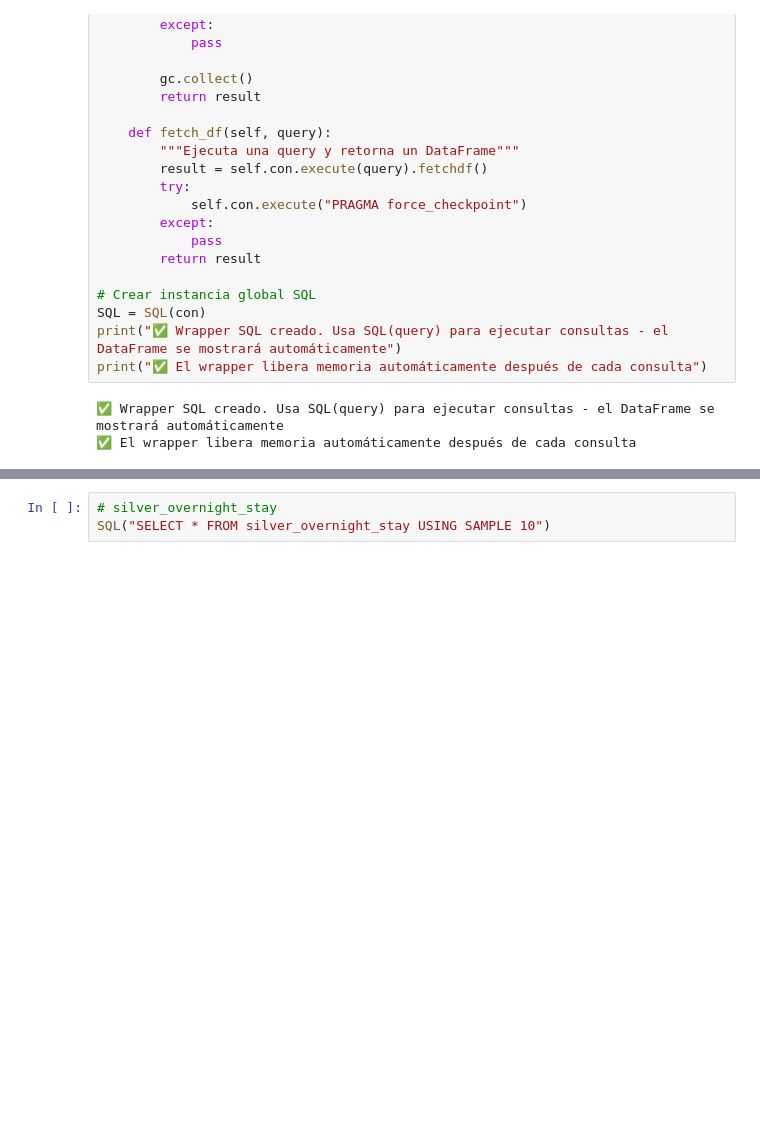
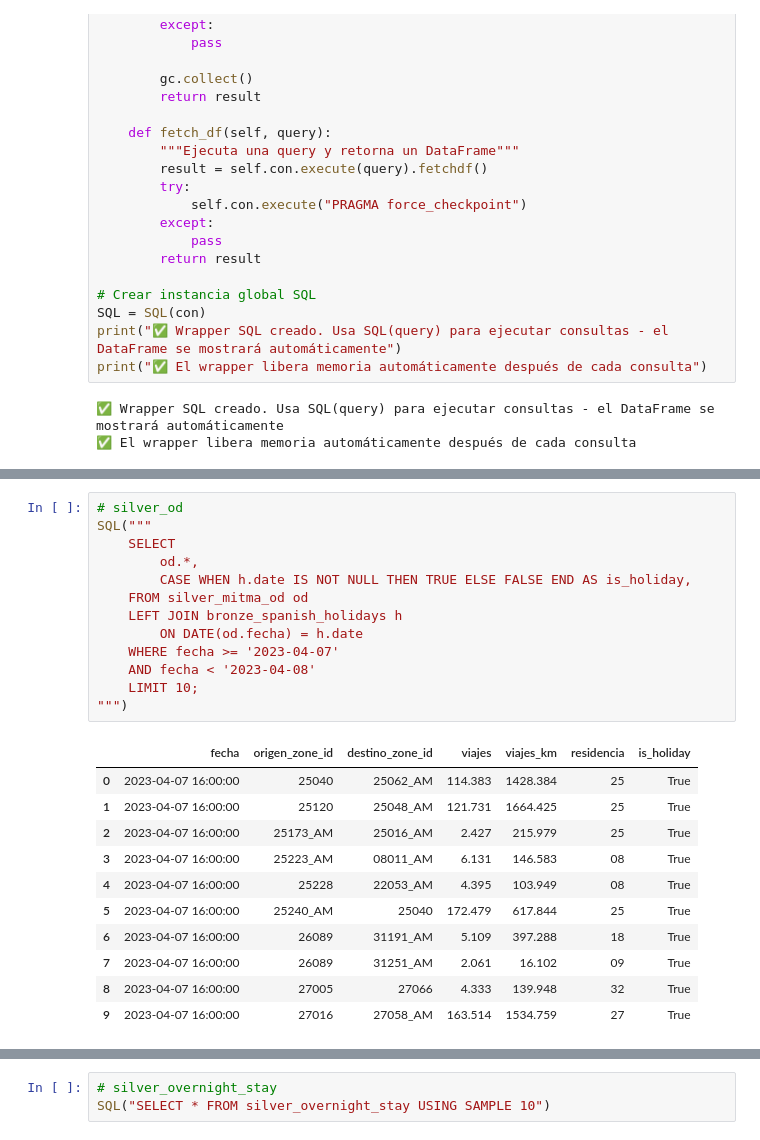
Before and after one commit to bgramaje/muceim-airflow, a Jupyter notebook: notebooks/queries.ipynb, the cells around one changed output, grey strips where cells are left out. Saved outputs shown, nothing was run; the diff lists cells and outputs as text; blank space fills up the shorter version.

```diff
--- a/notebooks/queries.ipynb
+++ b/notebooks/queries.ipynb
@@ -311,0 +230,25 @@ SQL("SELECT * FROM silver_zones USING SAMPLE 10")
+# %%
+# silver_od
+SQL("""
+    SELECT
+        od.*,
+        CASE WHEN h.date IS NOT NULL THEN TRUE ELSE FALSE END AS is_holiday,
+    FROM silver_mitma_od od
+    LEFT JOIN bronze_spanish_holidays h
+        ON DATE(od.fecha) = h.date
+    WHERE fecha >= '2023-04-07'
+    AND fecha < '2023-04-08'
+    LIMIT 10;
+""")
+# %% [output]
+|  | fecha | origen_zone_id | destino_zone_id | viajes | viajes_km | residencia | is_holiday |
+| 0 | 2023-04-07 16:00:00 | 25040 | 25062_AM | 114.383 | 1428.384 | 25 | True |
+| 1 | 2023-04-07 16:00:00 | 25120 | 25048_AM | 121.731 | 1664.425 | 25 | True |
+| 2 | 2023-04-07 16:00:00 | 25173_AM | 25016_AM | 2.427 | 215.979 | 25 | True |
+| 3 | 2023-04-07 16:00:00 | 25223_AM | 08011_AM | 6.131 | 146.583 | 08 | True |
+| 4 | 2023-04-07 16:00:00 | 25228 | 22053_AM | 4.395 | 103.949 | 08 | True |
+| 5 | 2023-04-07 16:00:00 | 25240_AM | 25040 | 172.479 | 617.844 | 25 | True |
+| 6 | 2023-04-07 16:00:00 | 26089 | 31191_AM | 5.109 | 397.288 | 18 | True |
+| 7 | 2023-04-07 16:00:00 | 26089 | 31251_AM | 2.061 | 16.102 | 09 | True |
+| 8 | 2023-04-07 16:00:00 | 27005 | 27066 | 4.333 | 139.948 | 32 | True |
+| 9 | 2023-04-07 16:00:00 | 27016 | 27058_AM | 163.514 | 1534.759 | 27 | True |
```
Also changed, not shown: parts of 18 cells of this notebook, 12 other files.
